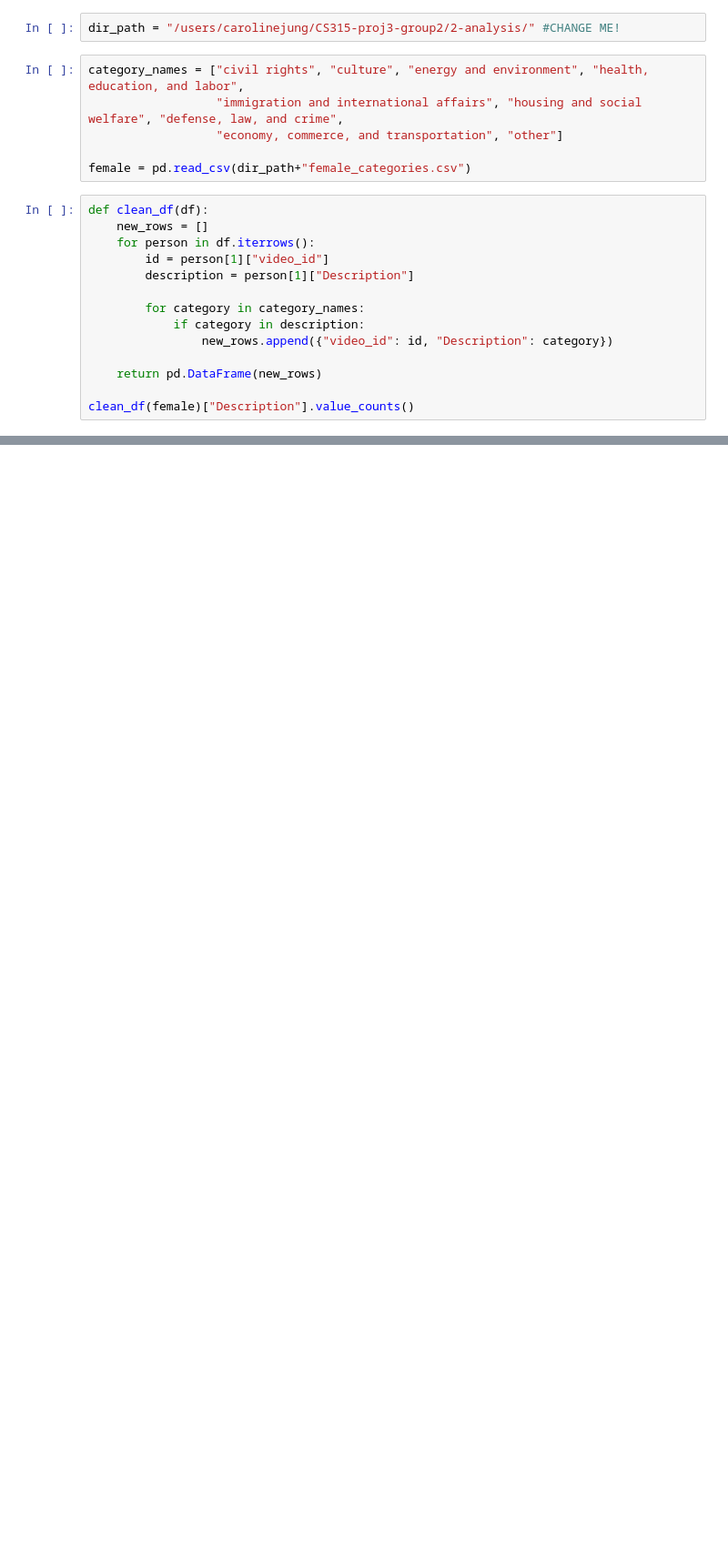
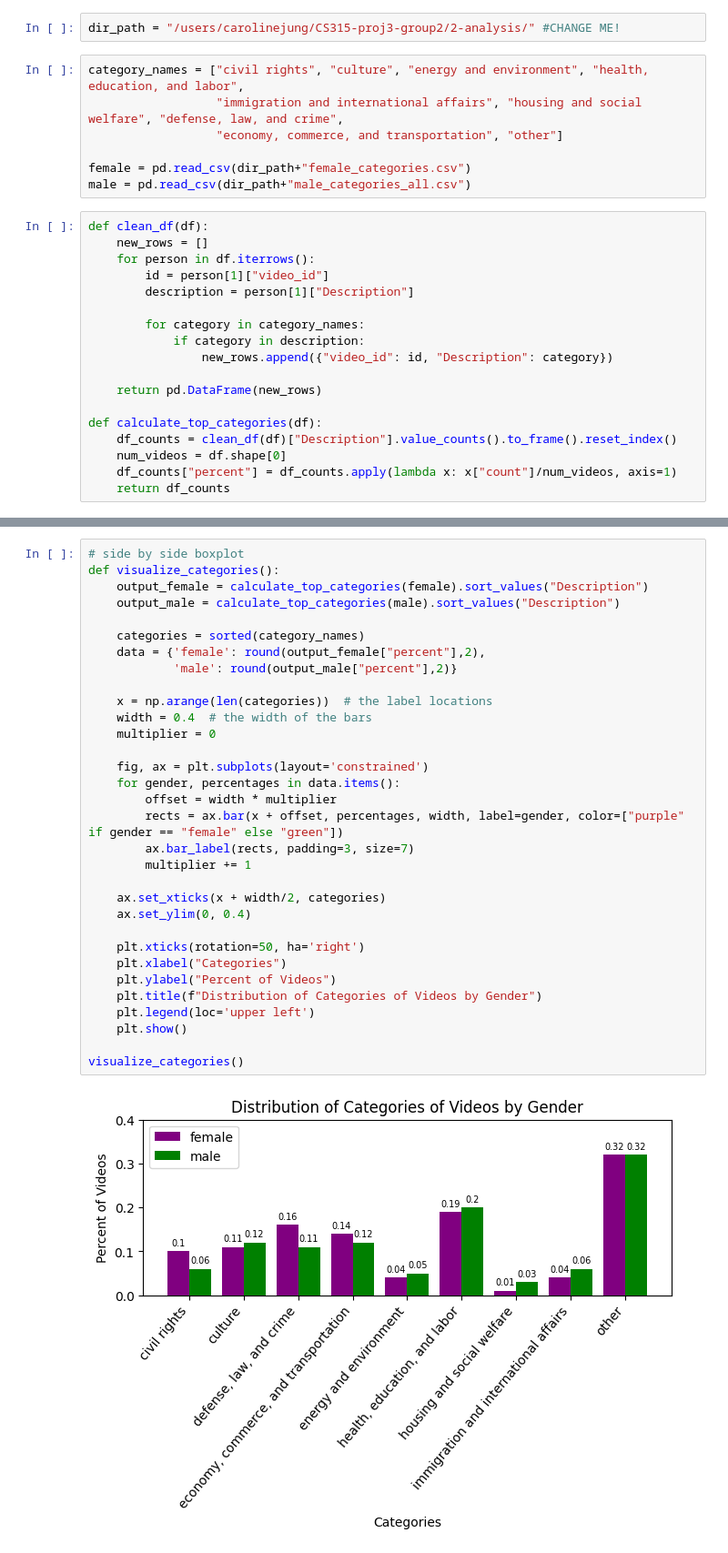
Before and after one commit to tsrogers9/CS315-proj3-group2, a Jupyter notebook: 2-analysis/gpt_categorization_analysis.ipynb, the cells around one changed output, grey strips where cells are left out. Shown at 91% size. Drawn from its saved outputs; the diff is of its cells as text; blank space fills up the shorter version.

Commit message:
visualize categories from gpt

```diff
--- a/2-analysis/gpt_categorization_analysis.ipynb
+++ b/2-analysis/gpt_categorization_analysis.ipynb
@@ -10,6 +12,7 @@ category_names = ["civil rights", "culture", "energy and environment", "health,
                   "economy, commerce, and transportation", "other"]
 
 female = pd.read_csv(dir_path+"female_categories.csv")
+male = pd.read_csv(dir_path+"male_categories_all.csv")
 # %%
 def clean_df(df):
     new_rows = []
@@ -23,4 +26,8 @@ def clean_df(df):
 
     return pd.DataFrame(new_rows)
 
-clean_df(female)["Description"].value_counts()
+def calculate_top_categories(df):
+    df_counts = clean_df(df)["Description"].value_counts().to_frame().reset_index()
+    num_videos = df.shape[0]
+    df_counts["percent"] = df_counts.apply(lambda x: x["count"]/num_videos, axis=1)
+    return df_counts
@@ -38,0 +34,34 @@ Name: count, dtype: int64
+# %%
+# side by side boxplot
+def visualize_categories():
+    output_female = calculate_top_categories(female).sort_values("Description")
+    output_male = calculate_top_categories(male).sort_values("Description")
+
+    categories = sorted(category_names)
+    data = {'female': round(output_female["percent"],2),
+            'male': round(output_male["percent"],2)}
+
+    x = np.arange(len(categories))  # the label locations
+    width = 0.4  # the width of the bars
+    multiplier = 0
+
+    fig, ax = plt.subplots(layout='constrained')
+    for gender, percentages in data.items():
+        offset = width * multiplier
+        rects = ax.bar(x + offset, percentages, width, label=gender, color=["purple" if gender == "female" else "green"])
+        ax.bar_label(rects, padding=3, size=7)
+        multiplier += 1
+
+    ax.set_xticks(x + width/2, categories)
+    ax.set_ylim(0, 0.4)
+
+    plt.xticks(rotation=50, ha='right')
+    plt.xlabel("Categories")
+    plt.ylabel("Percent of Videos")
+    plt.title(f"Distribution of Categories of Videos by Gender")
+    plt.legend(loc='upper left')
+    plt.show()
+
+visualize_categories()
+# %% [output]
+[figure, added]
```
Also changed, not shown: parts of 4 cells of this notebook.
